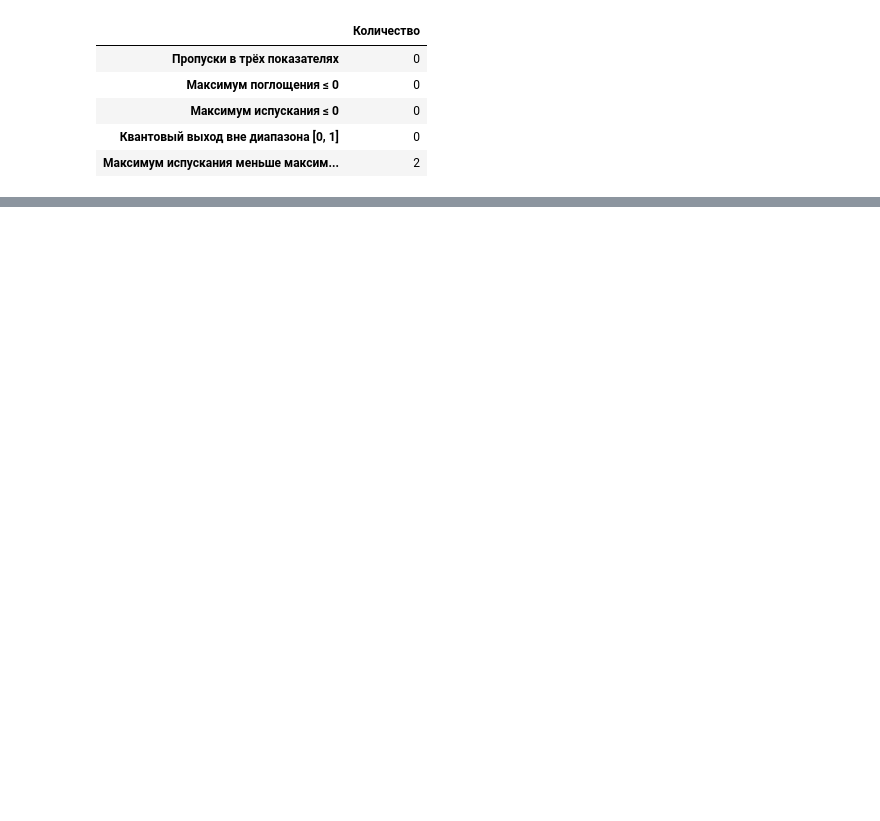
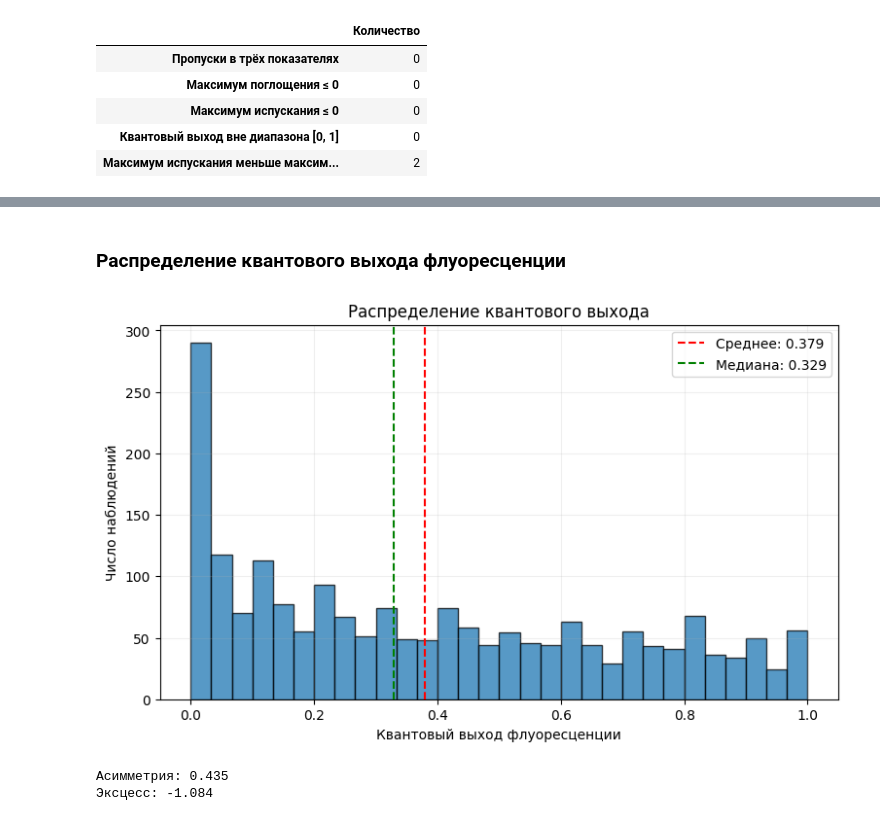
Before and after one commit to mdtokarev/App-Stat-Lab01, a Jupyter notebook: AppStatLab01.ipynb, the cells around one changed output, grey strips where cells are left out. Saved outputs shown, nothing was run; the diff lists cells and outputs as text; code cells hidden in the pictures; blank space fills up the shorter version.

```diff
--- a/AppStatLab01.ipynb
+++ b/AppStatLab01.ipynb
@@ -378,0 +556,42 @@ display(
+# %% [markdown]
+### Распределение квантового выхода флуоресценции
+# %%
+q = data["Quantum yield"]
+
+fig, ax = plt.subplots(figsize=(9, 5))
+
+ax.hist(
+    q,
+    bins=30,
+    edgecolor="black",
+    alpha=0.75
+)
+
+ax.axvline(
+    q.mean(),
+    color="red",
+    linestyle="--",
+    label=f"Среднее: {q.mean():.3f}"
+)
+
+ax.axvline(
+    q.median(),
+    color="green",
+    linestyle="--",
+    label=f"Медиана: {q.median():.3f}"
+)
+
+ax.set_xlabel("Квантовый выход флуоресценции")
+ax.set_ylabel("Число наблюдений")
+ax.set_title("Распределение квантового выхода")
+ax.legend()
+ax.grid(alpha=0.2)
+
+plt.show()
+
+print(f"Асимметрия: {q.skew():.3f}")
+print(f"Эксцесс: {q.kurt():.3f}")
+# %% [output]
+[figure, added]
+Асимметрия: 0.435
+Эксцесс: -1.084
```
Also changed, not shown: parts of 27 cells of this notebook.
